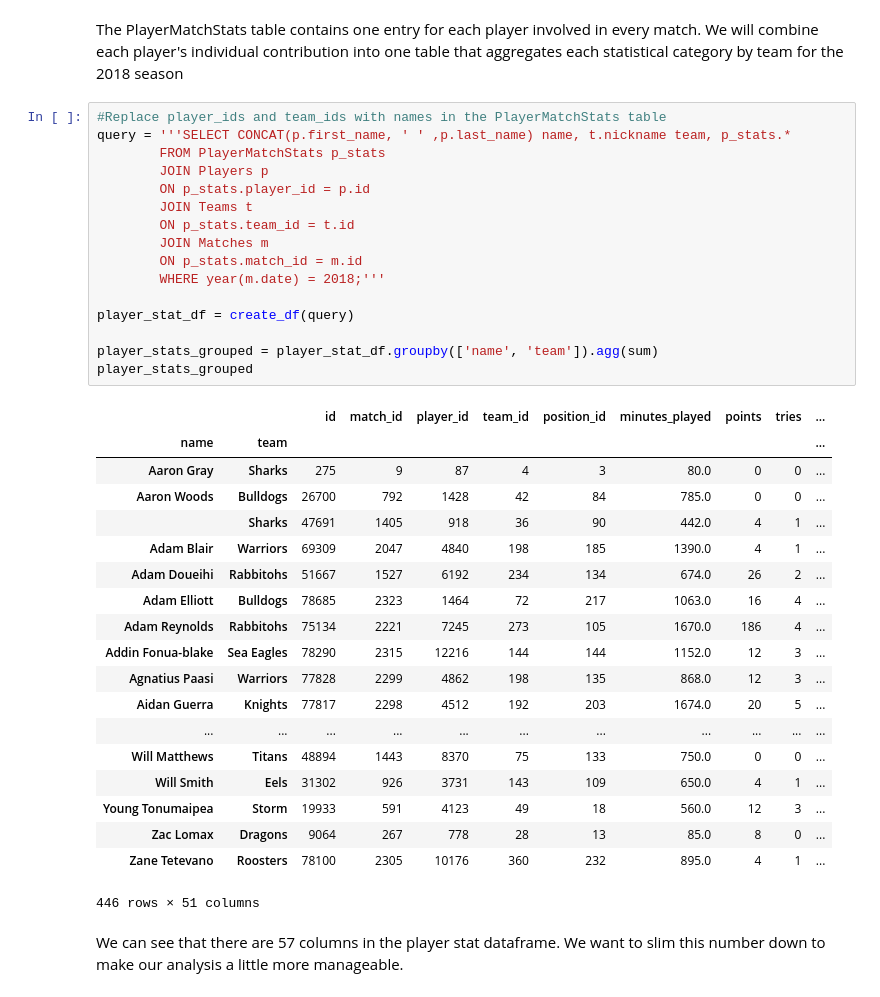
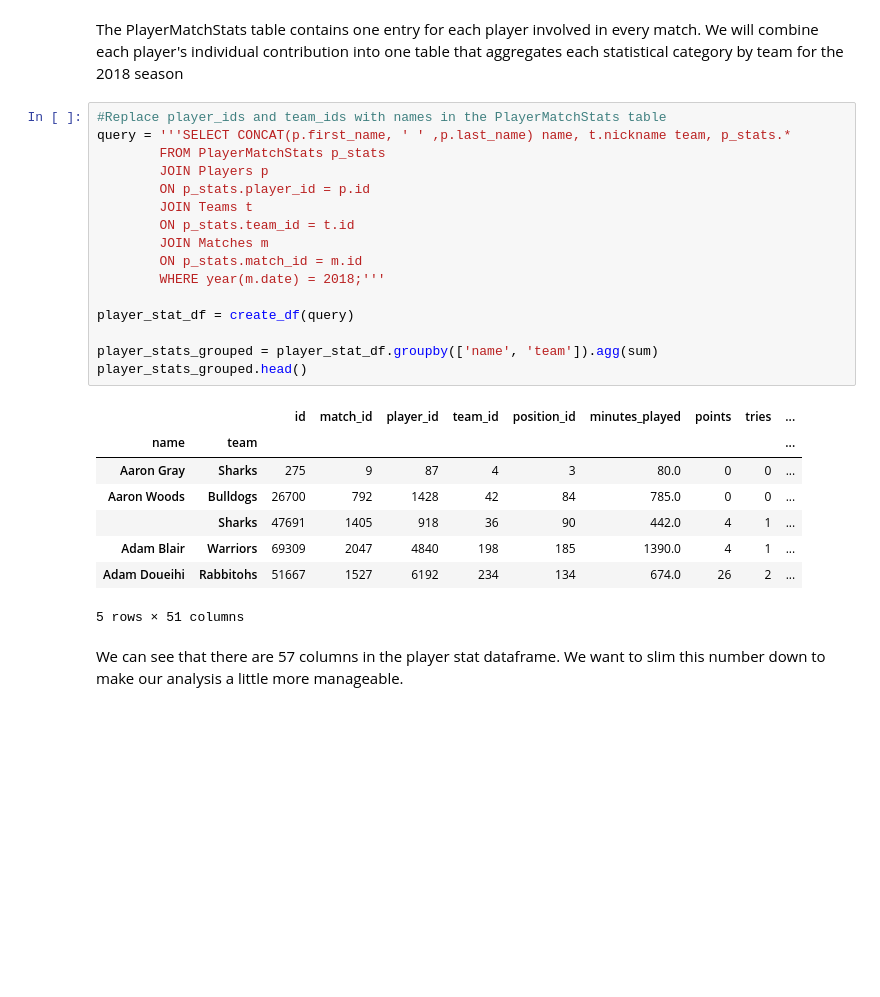
Before and after one commit to njpowers7915/NRL-match-data, a Jupyter notebook: NRL match analysis.ipynb, the cells around one changed output. Cells and saved outputs as stored; diff of their text form; blank space fills up the shorter version.

```diff
--- a/NRL match analysis.ipynb
+++ b/NRL match analysis.ipynb
@@ -151,39 +151,28 @@ The PlayerMatchStats table contains one entry for each player involved in every
 # %%
 #Replace player_ids and team_ids with names in the PlayerMatchStats table
 query = '''SELECT CONCAT(p.first_name, ' ' ,p.last_name) name, t.nickname team, p_stats.*
         FROM PlayerMatchStats p_stats
         JOIN Players p
         ON p_stats.player_id = p.id
         JOIN Teams t
         ON p_stats.team_id = t.id
         JOIN Matches m
         ON p_stats.match_id = m.id
         WHERE year(m.date) = 2018;'''
 
 player_stat_df = create_df(query)
 
 player_stats_grouped = player_stat_df.groupby(['name', 'team']).agg(sum)
-player_stats_grouped
+player_stats_grouped.head()
 # %% [output]
 |  |  | id | match_id | player_id | team_id | position_id | minutes_played | points | tries | ... |
 | name | team |  |  |  |  |  |  |  |  | ... |
 | Aaron Gray | Sharks | 275 | 9 | 87 | 4 | 3 | 80.0 | 0 | 0 | ... |
 | Aaron Woods | Bulldogs | 26700 | 792 | 1428 | 42 | 84 | 785.0 | 0 | 0 | ... |
 |  | Sharks | 47691 | 1405 | 918 | 36 | 90 | 442.0 | 4 | 1 | ... |
 | Adam Blair | Warriors | 69309 | 2047 | 4840 | 198 | 185 | 1390.0 | 4 | 1 | ... |
 | Adam Doueihi | Rabbitohs | 51667 | 1527 | 6192 | 234 | 134 | 674.0 | 26 | 2 | ... |
-| Adam Elliott | Bulldogs | 78685 | 2323 | 1464 | 72 | 217 | 1063.0 | 16 | 4 | ... |
-| Adam Reynolds | Rabbitohs | 75134 | 2221 | 7245 | 273 | 105 | 1670.0 | 186 | 4 | ... |
-| Addin Fonua-blake | Sea Eagles | 78290 | 2315 | 12216 | 144 | 144 | 1152.0 | 12 | 3 | ... |
-| Agnatius Paasi | Warriors | 77828 | 2299 | 4862 | 198 | 135 | 868.0 | 12 | 3 | ... |
-| Aidan Guerra | Knights | 77817 | 2298 | 4512 | 192 | 203 | 1674.0 | 20 | 5 | ... |
-| ... | ... | ... | ... | ... | ... | ... | ... | ... | ... | ... |
-| Will Matthews | Titans | 48894 | 1443 | 8370 | 75 | 133 | 750.0 | 0 | 0 | ... |
-| Will Smith | Eels | 31302 | 926 | 3731 | 143 | 109 | 650.0 | 4 | 1 | ... |
-| Young Tonumaipea | Storm | 19933 | 591 | 4123 | 49 | 18 | 560.0 | 12 | 3 | ... |
-| Zac Lomax | Dragons | 9064 | 267 | 778 | 28 | 13 | 85.0 | 8 | 0 | ... |
-| Zane Tetevano | Roosters | 78100 | 2305 | 10176 | 360 | 232 | 895.0 | 4 | 1 | ... |
-446 rows × 51 columns
+5 rows × 51 columns
 # %% [markdown]
 We can see that there are 57 columns in the player stat dataframe. We want to slim this number down to make our analysis a little more manageable.
 # %%
```
Also changed, not shown: parts of 7 cells of this notebook.
